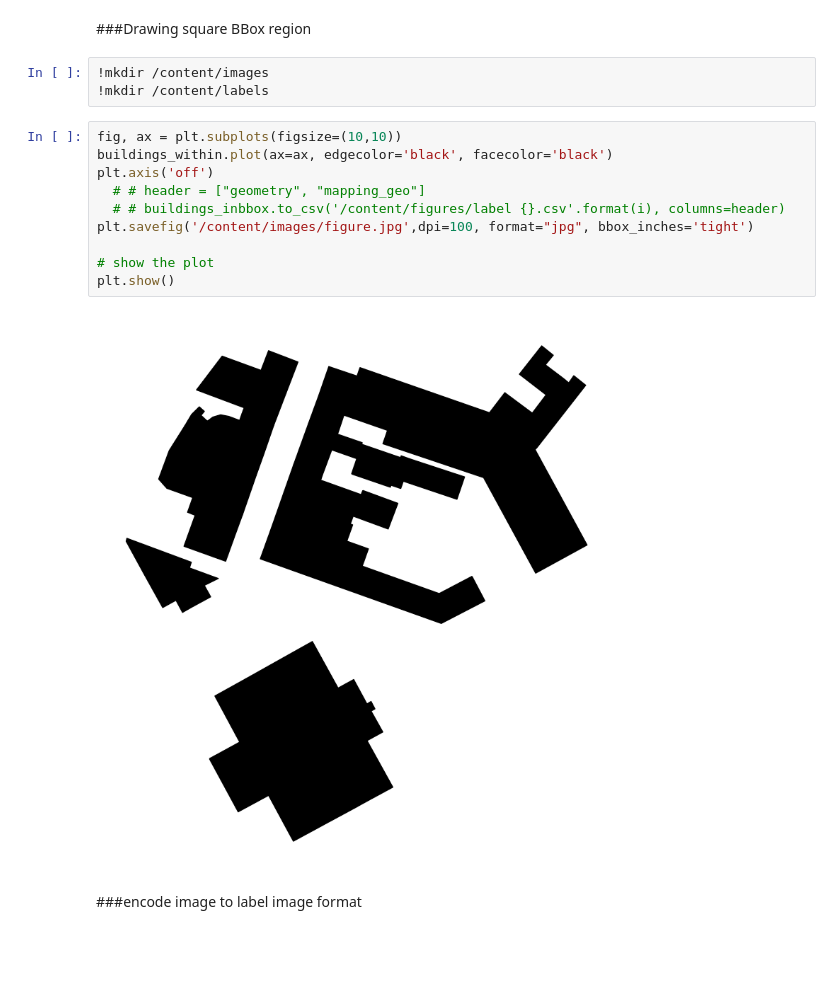
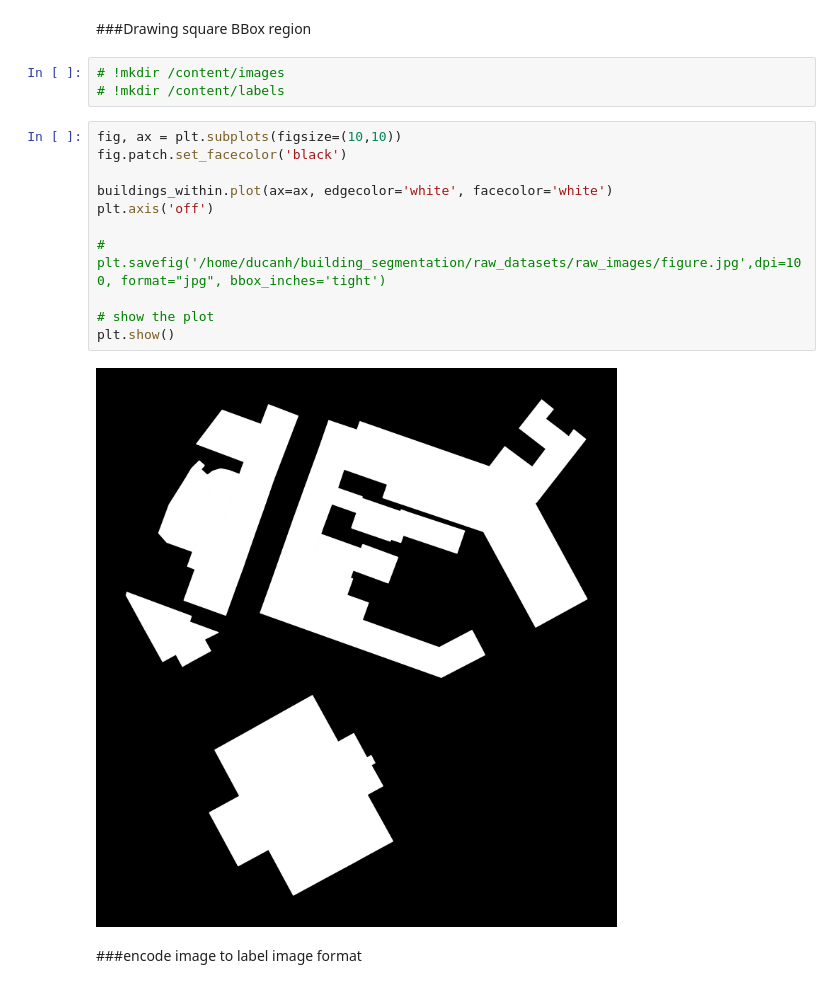
Before and after one commit to ducanhho2296/DeepAmenitySegmentation, a Jupyter notebook: osmnx_analyzing.ipynb, the cells around one changed output. Cells and saved outputs as stored; diff of their text form; blank space fills up the shorter version.

```diff
--- a/osmnx_analyzing.ipynb
+++ b/osmnx_analyzing.ipynb
@@ -265,20 +256,21 @@ plt.show()
 # %% [markdown]
 ###Drawing square BBox region
 # %%
-!mkdir /content/images
-!mkdir /content/labels
+# !mkdir /content/images
+# !mkdir /content/labels
 # %%
 fig, ax = plt.subplots(figsize=(10,10))
-buildings_within.plot(ax=ax, edgecolor='black', facecolor='black')
+fig.patch.set_facecolor('black')
+
+buildings_within.plot(ax=ax, edgecolor='white', facecolor='white')
 plt.axis('off')
-  # # header = ["geometry", "mapping_geo"]
-  # # buildings_inbbox.to_csv('/content/figures/label {}.csv'.format(i), columns=header)
-plt.savefig('/content/images/figure.jpg',dpi=100, format="jpg", bbox_inches='tight')
+
+# plt.savefig('/home/ducanh/building_segmentation/raw_datasets/raw_images/figure.jpg',dpi=100, format="jpg", bbox_inches='tight')
 
 # show the plot
 plt.show()
 # %% [output]
-[figure, old version]
+[figure, new version]
 # %% [markdown]
 ###encode image to label image format
 # %%
```
Also changed, not shown: parts of 4 cells of this notebook, 1 other file.
